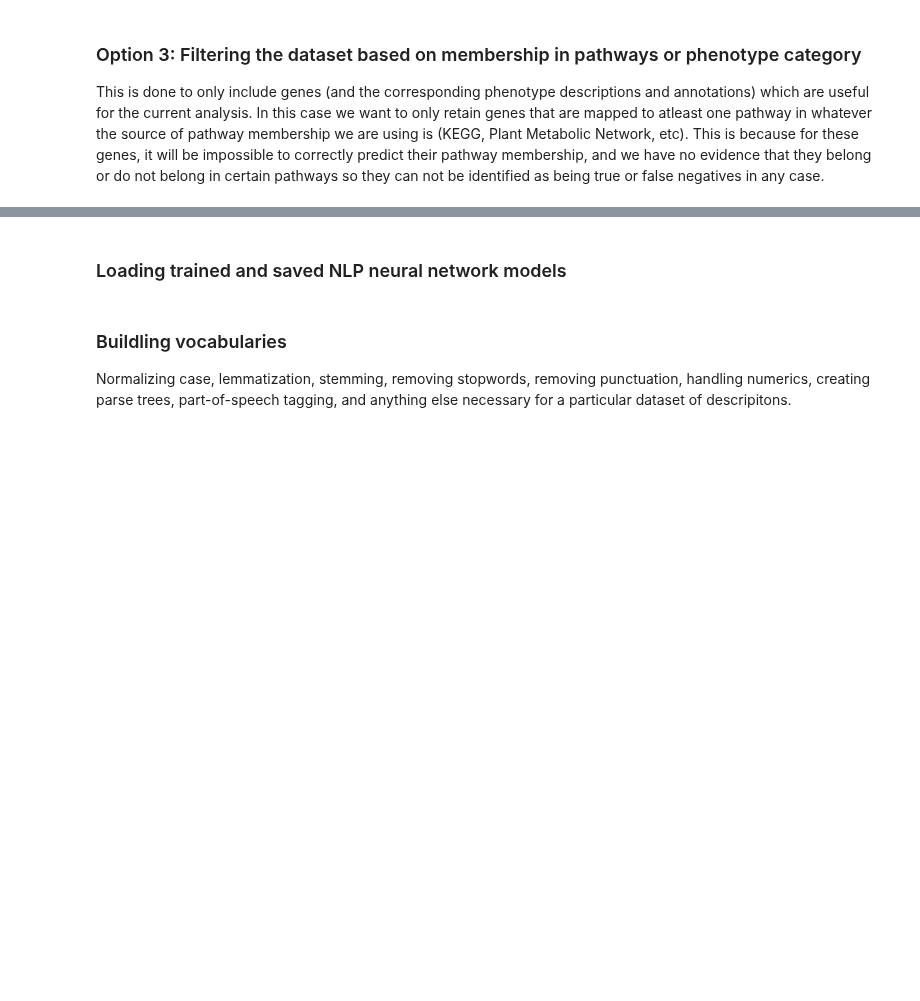
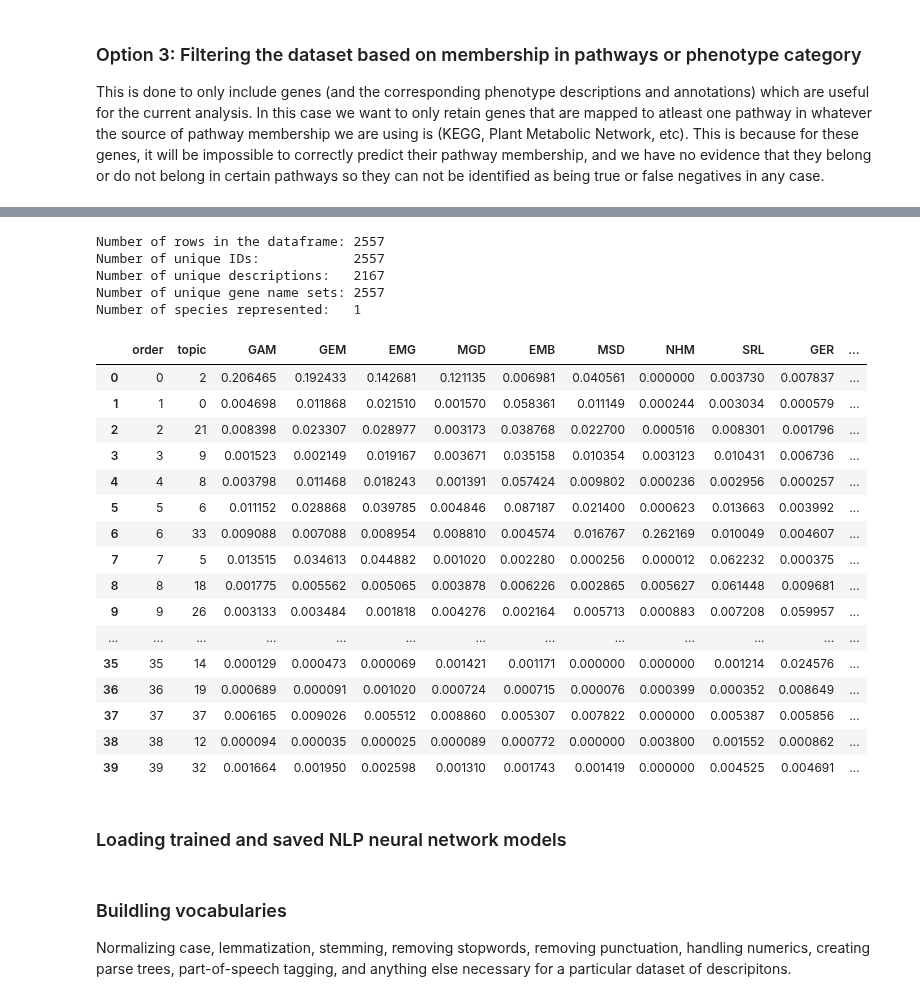
Before and after one commit to irbraun/plant-phenotypes-nlp, a Jupyter notebook: notebooks/Analysis.ipynb, the cells around one changed output, grey strips where cells are left out. Drawn from its saved outputs; the diff is of its cells as text; code cells hidden in the pictures; blank space fills up the shorter version.

```diff
--- a/notebooks/Analysis.ipynb
+++ b/notebooks/Analysis.ipynb
@@ -294,0 +272,13 @@ group_id_to_ids = groups.get_group_id_to_ids_dict(dataset.get_gene_dictionary())
+# %%
+# Filter based on succcessful mappings to groups or pathways.
+dataset.filter_with_ids(group_mapped_ids)
+dataset.describe()
+# Get the mappings in each direction again now that the dataset has been subset.
+id_to_group_ids = groups.get_id_to_group_ids_dict(dataset.get_gene_dictionary())
+group_id_to_ids = groups.get_group_id_to_ids_dict(dataset.get_gene_dictionary())
+# %% [output]
+Number of rows in the dataframe: 2557
+Number of unique IDs:            2557
+Number of unique descriptions:   2167
+Number of unique gene name sets: 2557
+Number of species represented:   1
@@ -295,3 +301,67 @@ group_id_to_ids = groups.get_group_id_to_ids_dict(dataset.get_gene_dictionary())
+# %%
+from sklearn.feature_extraction.text import CountVectorizer
+from sklearn.feature_extraction.text import HashingVectorizer
+from sklearn.feature_extraction.text import TfidfVectorizer
+from sklearn.decomposition import NMF
+from sklearn.decomposition import LatentDirichletAllocation as LDA
+
+
+# The list of texts has to be created from the same descriptions used to create the reduced vocab (simple preprocess).
+to_reduced_vocab = lambda t: " ".join([transform.get(w,"") for w in t.split(" ")])
+texts = [to_reduced_vocab(d) for d in descriptions_simple_preprocessing.values()]
+vectorizer = TfidfVectorizer(max_features=10000, stop_words="english", max_df=0.95, min_df=2, lowercase=False)
+features = vectorizer.fit_transform(texts)
+cls = NMF(n_components=40, random_state=0)
+cls.fit(features)
+
+# Function for retrieving the topic vectors for a list of text descriptions.
+def get_topic_embeddings(texts, model, vectorizer):
+    ngrams_vectors = vectorizer.transform(texts).toarray()
+    topic_vectors = model.transform(ngrams_vectors)
+    return(topic_vectors)
+
+# Create the dataframe containing the average score assigned to each topic for the genes from each subset.
+group_to_topic_vector = {}
+for group_id,ids in group_id_to_ids.items():
+    texts = [descriptions_simple_preprocessing[i] for i in ids]
+    texts = [to_reduced_vocab(d) for d in texts]
+    topic_vectors = get_topic_embeddings(texts, cls, vectorizer)
+    mean_topic_vector = np.mean(topic_vectors, axis=0)
+    group_to_topic_vector[group_id] = mean_topic_vector
+
+df = pd.DataFrame(group_to_topic_vector)
+
+# Changing the order of the Lloyd, Meinke phenotype subsets to match other figures for consistency.
+filename = "../data/group_related_files/lloyd/lloyd_function_hierarchy_irb_cleaned.csv"
+lmdf = pd.read_csv(filename)
+df = df[lmdf["Subset Symbol"].values]
+
+# Reordering so consistency with the curated subsets can be checked by looking at the diagonal.
+df["idxmax"] = df.idxmax(axis = 1)
+df["idxmax"] = df["idxmax"].apply(lambda x: df.columns.get_loc(x))
+df = df.sort_values(by="idxmax")
+df.drop(columns=["idxmax"], inplace=True)
+df = df.reset_index(drop=False).rename({"index":"topic"},axis=1).reset_index(drop=False).rename({"index":"order"},axis=1)
+df.to_csv("~/Desktop/hm.csv", index=False)
+df
+# %% [output]
+|  | order | topic | GAM | GEM | EMG | MGD | EMB | MSD | NHM | SRL | GER | ... |
+| 0 | 0 | 2 | 0.206465 | 0.192433 | 0.142681 | 0.121135 | 0.006981 | 0.040561 | 0.000000 | 0.003730 | 0.007837 | ... |
+| 1 | 1 | 0 | 0.004698 | 0.011868 | 0.021510 | 0.001570 | 0.058361 | 0.011149 | 0.000244 | 0.003034 | 0.000579 | ... |
+| 2 | 2 | 21 | 0.008398 | 0.023307 | 0.028977 | 0.003173 | 0.038768 | 0.022700 | 0.000516 | 0.008301 | 0.001796 | ... |
+| 3 | 3 | 9 | 0.001523 | 0.002149 | 0.019167 | 0.003671 | 0.035158 | 0.010354 | 0.003123 | 0.010431 | 0.006736 | ... |
+| 4 | 4 | 8 | 0.003798 | 0.011468 | 0.018243 | 0.001391 | 0.057424 | 0.009802 | 0.000236 | 0.002956 | 0.000257 | ... |
+| 5 | 5 | 6 | 0.011152 | 0.028868 | 0.039785 | 0.004846 | 0.087187 | 0.021400 | 0.000623 | 0.013663 | 0.003992 | ... |
+| 6 | 6 | 33 | 0.009088 | 0.007088 | 0.008954 | 0.008810 | 0.004574 | 0.016767 | 0.262169 | 0.010049 | 0.004607 | ... |
+| 7 | 7 | 5 | 0.013515 | 0.034613 | 0.044882 | 0.001020 | 0.002280 | 0.000256 | 0.000012 | 0.062232 | 0.000375 | ... |
+| 8 | 8 | 18 | 0.001775 | 0.005562 | 0.005065 | 0.003878 | 0.006226 | 0.002865 | 0.005627 | 0.061448 | 0.009681 | ... |
+| 9 | 9 | 26 | 0.003133 | 0.003484 | 0.001818 | 0.004276 | 0.002164 | 0.005713 | 0.000883 | 0.007208 | 0.059957 | ... |
+| ... | ... | ... | ... | ... | ... | ... | ... | ... | ... | ... | ... | ... |
+| 35 | 35 | 14 | 0.000129 | 0.000473 | 0.000069 | 0.001421 | 0.001171 | 0.000000 | 0.000000 | 0.001214 | 0.024576 | ... |
+| 36 | 36 | 19 | 0.000689 | 0.000091 | 0.001020 | 0.000724 | 0.000715 | 0.000076 | 0.000399 | 0.000352 | 0.008649 | ... |
+| 37 | 37 | 37 | 0.006165 | 0.009026 | 0.005512 | 0.008860 | 0.005307 | 0.007822 | 0.000000 | 0.005387 | 0.005856 | ... |
+| 38 | 38 | 12 | 0.000094 | 0.000035 | 0.000025 | 0.000089 | 0.000772 | 0.000000 | 0.003800 | 0.001552 | 0.000862 | ... |
+| 39 | 39 | 32 | 0.001664 | 0.001950 | 0.002598 | 0.001310 | 0.001743 | 0.001419 | 0.000000 | 0.004525 | 0.004691 | ... |
 # %% [markdown]
 <a id="load_models"></a>
 ### Loading trained and saved NLP neural network models
```
Also changed, not shown: parts of 14 cells of this notebook, 3 other files.
